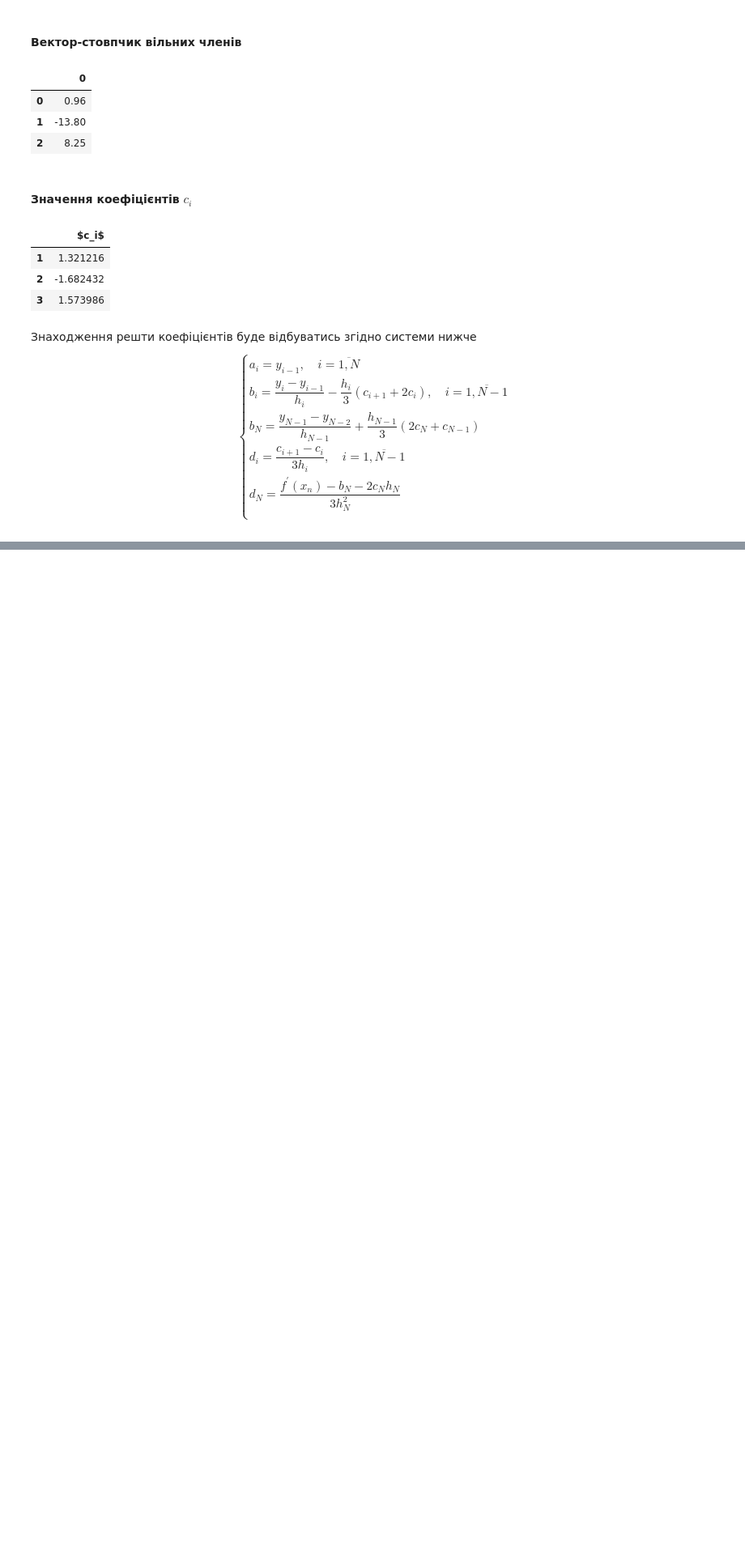
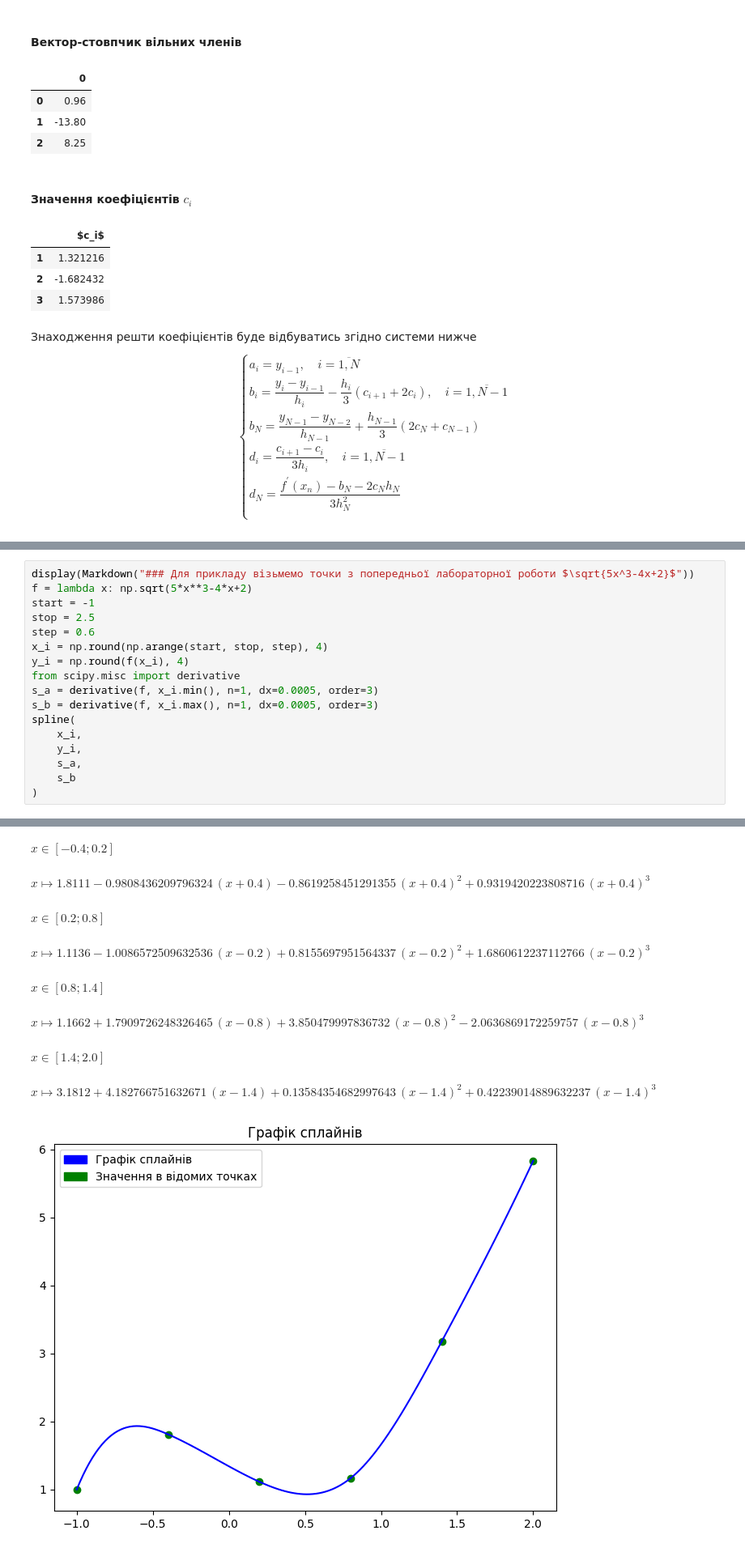
Before and after one commit to moxxiq/numerical-methods-labs, a Jupyter notebook: Lab2.ipynb, the cells around one changed output, grey strips where cells are left out. Shown: that part at 81% size. Saved outputs shown, nothing was run; the diff lists cells and outputs as text; blank space fills up the shorter version.

```diff
--- a/Lab2.ipynb
+++ b/Lab2.ipynb
@@ -204,0 +345,18 @@ $x \mapsto \text{-3.0} - \text{3.0229729729729726}\,(x - 3) + \text{1.5739864864
+# %%
+display(Markdown("### Для прикладу візьмемо точки з попередньої лабораторної роботи $\sqrt{5x^3-4x+2}$"))
+f = lambda x: np.sqrt(5*x**3-4*x+2)
+start = -1
+stop = 2.5
+step = 0.6
+x_i = np.round(np.arange(start, stop, step), 4)
+y_i = np.round(f(x_i), 4)
+from scipy.misc import derivative
+s_a = derivative(f, x_i.min(), n=1, dx=0.0005, order=3)
+s_b = derivative(f, x_i.max(), n=1, dx=0.0005, order=3)
+spline(
+    x_i,
+    y_i,
+    s_a,
+    s_b
+)
+# %% [output]
@@ -204,0 +371,9 @@ $x \mapsto \text{-3.0} - \text{3.0229729729729726}\,(x - 3) + \text{1.5739864864
+$x \in \left[-0.4;0.2\right]$
+$x \mapsto \text{1.8111} - \text{0.9808436209796324}\,(x + 0.4) - \text{0.8619258451291355}\,(x + 0.4)^{2} + \text{0.9319420223808716}\,(x + 0.4)^{3}$
+$x \in \left[0.2;0.8\right]$
+$x \mapsto \text{1.1136} - \text{1.0086572509632536}\,(x - 0.2) + \text{0.8155697951564337}\,(x - 0.2)^{2} + \text{1.6860612237112766}\,(x - 0.2)^{3}$
+$x \in \left[0.8;1.4\right]$
+$x \mapsto \text{1.1662} + \text{1.7909726248326465}\,(x - 0.8) + \text{3.850479997836732}\,(x - 0.8)^{2} - \text{2.0636869172259757}\,(x - 0.8)^{3}$
+$x \in \left[1.4;2.0\right]$
+$x \mapsto \text{3.1812} + \text{4.182766751632671}\,(x - 1.4) + \text{0.13584354682997643}\,(x - 1.4)^{2} + \text{0.42239014889632237}\,(x - 1.4)^{3}$
+[figure, added]
```
Also changed, not shown: parts of 9 cells of this notebook.
